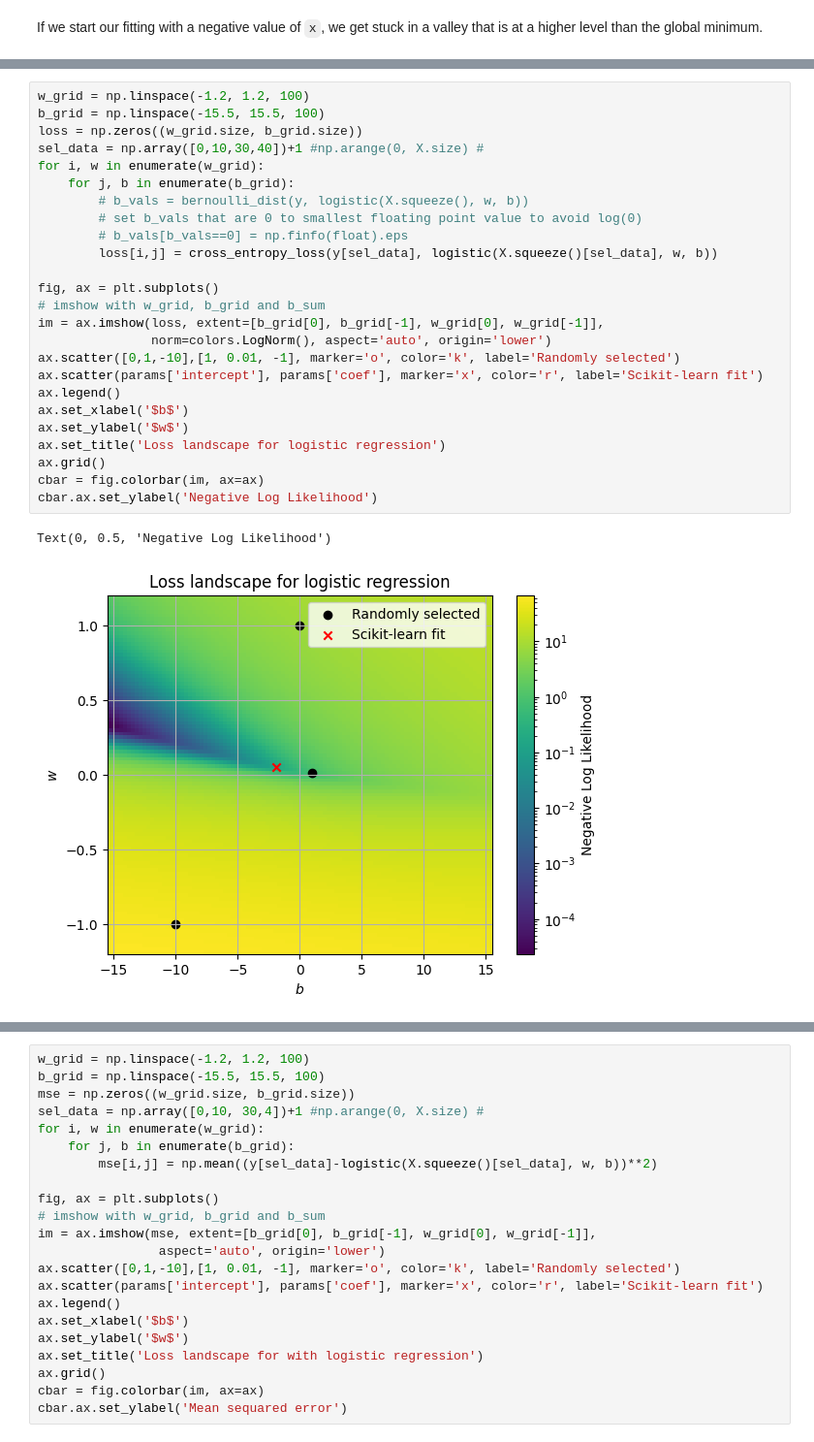
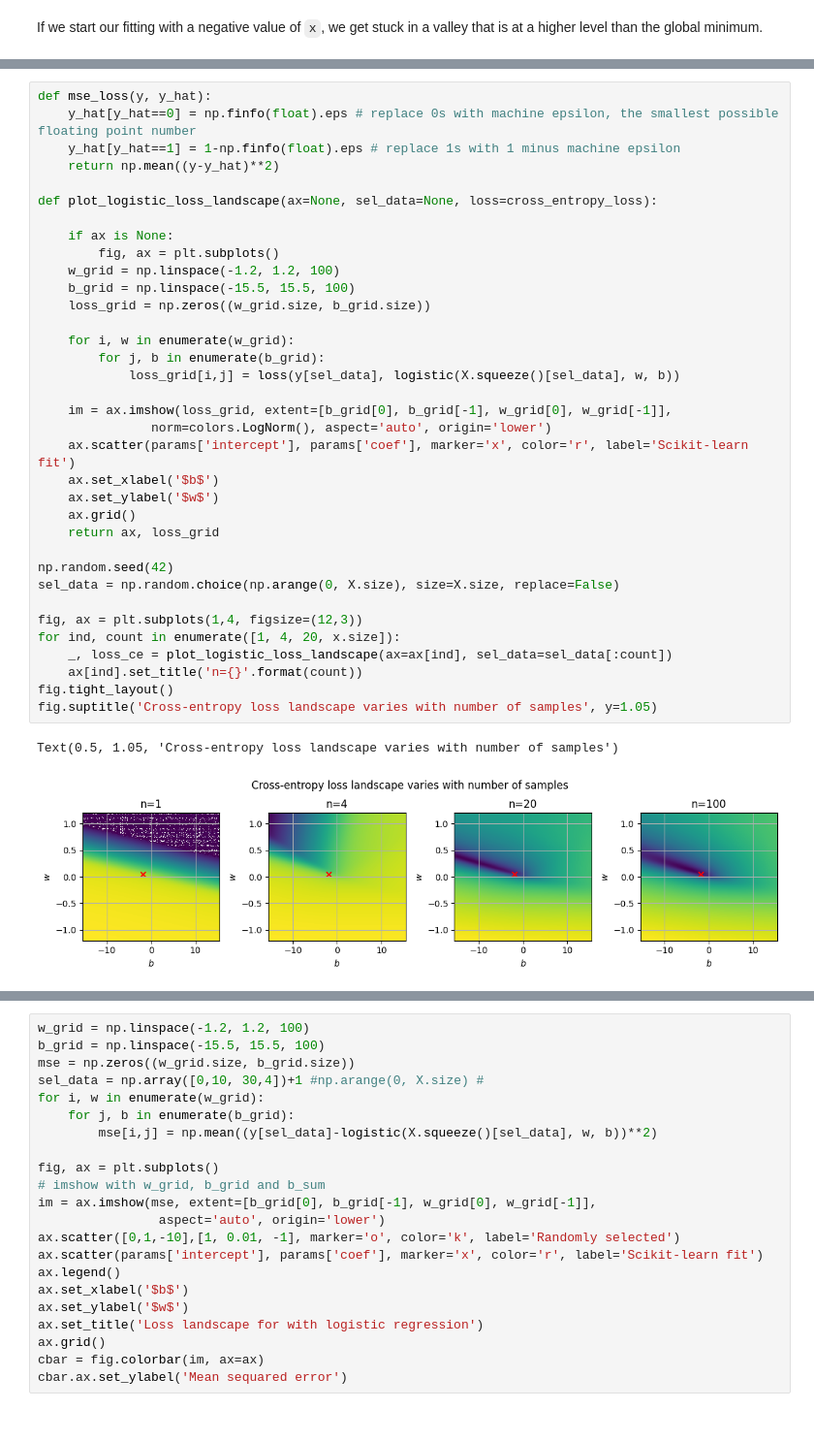
Before and after one commit to dbheadley/DecodingTheBrain, a Jupyter notebook: Week4/notes.ipynb, the cells around one changed output, grey strips where cells are left out. Shown at 97% size. Cells and saved outputs as stored; diff of their text form.

```diff
--- a/Week4/notes.ipynb
+++ b/Week4/notes.ipynb
@@ -541,28 +507,38 @@ $$
-# %%
-w_grid = np.linspace(-1.2, 1.2, 100)
-b_grid = np.linspace(-15.5, 15.5, 100)
-loss = np.zeros((w_grid.size, b_grid.size))
-sel_data = np.array([0,10,30,40])+1 #np.arange(0, X.size) #
-for i, w in enumerate(w_grid):
-    for j, b in enumerate(b_grid):
-        # b_vals = bernoulli_dist(y, logistic(X.squeeze(), w, b))
-        # set b_vals that are 0 to smallest floating point value to avoid log(0)
-        # b_vals[b_vals==0] = np.finfo(float).eps
-        loss[i,j] = cross_entropy_loss(y[sel_data], logistic(X.squeeze()[sel_data], w, b))
-
-fig, ax = plt.subplots()
-# imshow with w_grid, b_grid and b_sum
-im = ax.imshow(loss, extent=[b_grid[0], b_grid[-1], w_grid[0], w_grid[-1]],
-               norm=colors.LogNorm(), aspect='auto', origin='lower')
-ax.scatter([0,1,-10],[1, 0.01, -1], marker='o', color='k', label='Randomly selected')
-ax.scatter(params['intercept'], params['coef'], marker='x', color='r', label='Scikit-learn fit')
-ax.legend()
-ax.set_xlabel('$b$')
-ax.set_ylabel('$w$')
-ax.set_title('Loss landscape for logistic regression')
-ax.grid()
-cbar = fig.colorbar(im, ax=ax)
-cbar.ax.set_ylabel('Negative Log Likelihood')
-# %% [output]
-Text(0, 0.5, 'Negative Log Likelihood')
-[figure, removed]
+# %%
+def mse_loss(y, y_hat):
+    y_hat[y_hat==0] = np.finfo(float).eps # replace 0s with machine epsilon, the smallest possible floating point number
+    y_hat[y_hat==1] = 1-np.finfo(float).eps # replace 1s with 1 minus machine epsilon
+    return np.mean((y-y_hat)**2)
+
+def plot_logistic_loss_landscape(ax=None, sel_data=None, loss=cross_entropy_loss):
+
+    if ax is None:
+        fig, ax = plt.subplots()
+    w_grid = np.linspace(-1.2, 1.2, 100)
+    b_grid = np.linspace(-15.5, 15.5, 100)
+    loss_grid = np.zeros((w_grid.size, b_grid.size))
+
+    for i, w in enumerate(w_grid):
+        for j, b in enumerate(b_grid):
+            loss_grid[i,j] = loss(y[sel_data], logistic(X.squeeze()[sel_data], w, b))
+
+    im = ax.imshow(loss_grid, extent=[b_grid[0], b_grid[-1], w_grid[0], w_grid[-1]],
+               norm=colors.LogNorm(), aspect='auto', origin='lower')
+    ax.scatter(params['intercept'], params['coef'], marker='x', color='r', label='Scikit-learn fit')
+    ax.set_xlabel('$b$')
+    ax.set_ylabel('$w$')
+    ax.grid()
+    return ax, loss_grid
+
+np.random.seed(42)
+sel_data = np.random.choice(np.arange(0, X.size), size=X.size, replace=False)
+
+fig, ax = plt.subplots(1,4, figsize=(12,3))
+for ind, count in enumerate([1, 4, 20, x.size]):
+    _, loss_ce = plot_logistic_loss_landscape(ax=ax[ind], sel_data=sel_data[:count])
+    ax[ind].set_title('n={}'.format(count))
+fig.tight_layout()
+fig.suptitle('Cross-entropy loss landscape varies with number of samples', y=1.05)
+# %% [output]
+Text(0.5, 1.05, 'Cross-entropy loss landscape varies with number of samples')
+[figure, added]
```
Also changed, not shown: parts of 9 cells of this notebook.
